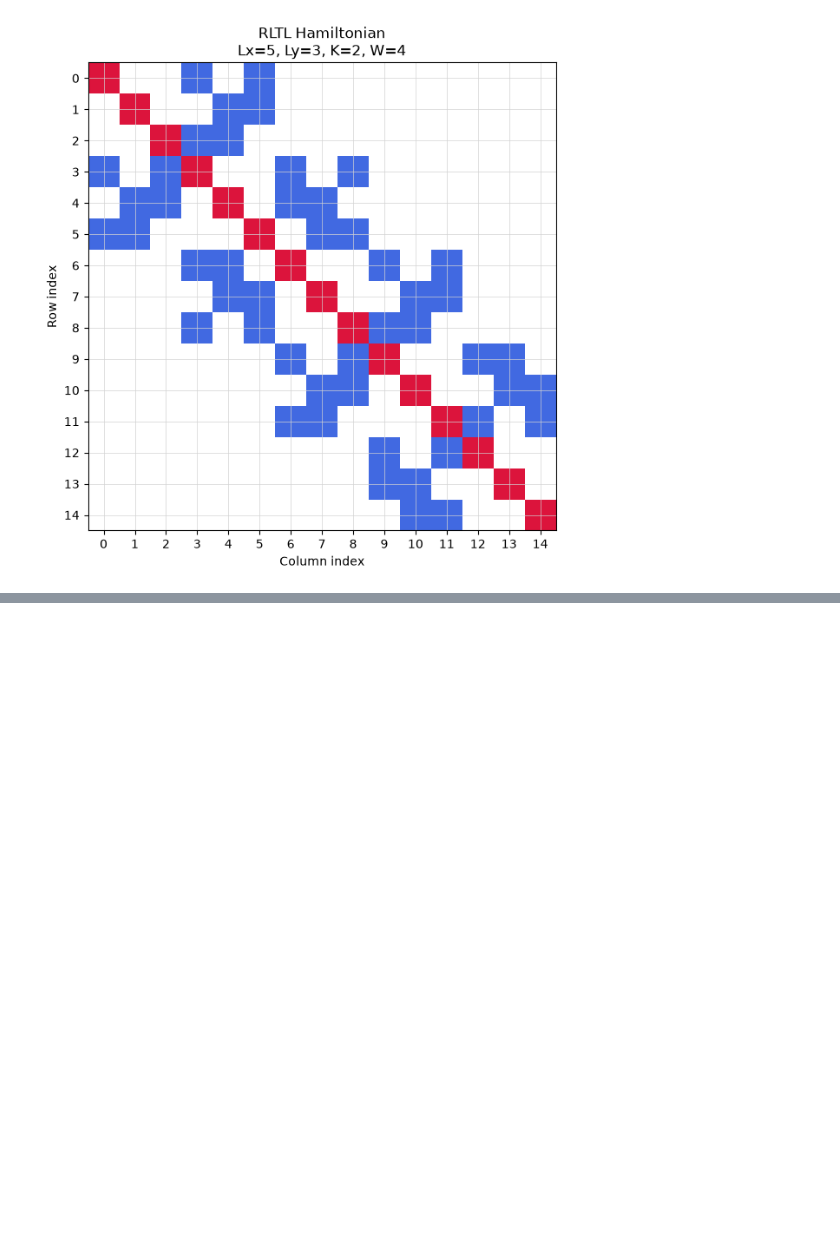
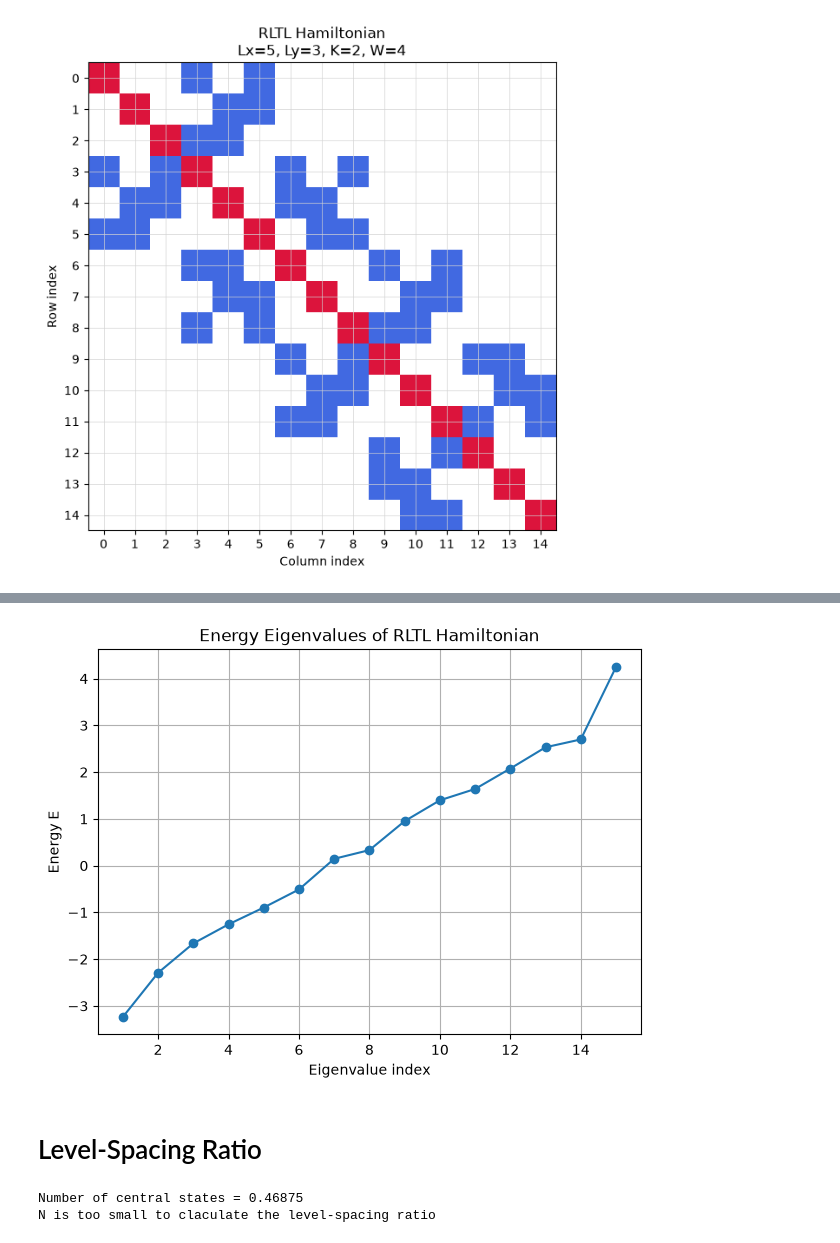
Before and after one commit to Susanta3006/Anderson-Localization, a Jupyter notebook: Tight Binding Model.ipynb, the cells around one changed output, grey strips where cells are left out. Drawn from its saved outputs; the diff is of its cells as text; code cells hidden in the pictures; blank space fills up the shorter version.

Commit message:
Diagonalization of the Hamiltonian

```diff
--- a/Tight Binding Model.ipynb
+++ b/Tight Binding Model.ipynb
@@ -207,0 +210,11 @@ plt.show()
+# %%
+eigenvalues, eigenvectors = np.linalg.eigh(H)
+
+print("\nEigenvalues:")
+print(np.round(eigenvalues, 2))
+
+print("\nEigenvectors:")
+print(np.round(eigenvectors, 2))
+
+print("\nEigenvalues shape:", eigenvalues.shape)
+print("Eigenvectors shape:", eigenvectors.shape)
@@ -207,0 +268,30 @@ plt.show()
+# %%
+plt.figure(figsize=(7, 5))
+
+plt.plot(range(1, N + 1), eigenvalues, 'o-')
+
+plt.xlabel("Eigenvalue index")
+plt.ylabel("Energy E")
+plt.title("Energy Eigenvalues of RLTL Hamiltonian")
+
+plt.grid()
+plt.show()
+# %% [output]
+[figure, added]
+# %% [markdown]
+# Level-Spacing Ratio
+# %%
+# Number of states to consider
+num_states = N/32
+print ("Number of central states =", num_states)
+
+if num_states < 3:
+    print("N is too small to claculate the level-spacing ratio")
+
+else:
+    center = N // 2
+
+    start =
+# %% [output]
+Number of central states = 0.46875
+N is too small to claculate the level-spacing ratio
```
Also changed, not shown: parts of 4 cells of this notebook.
